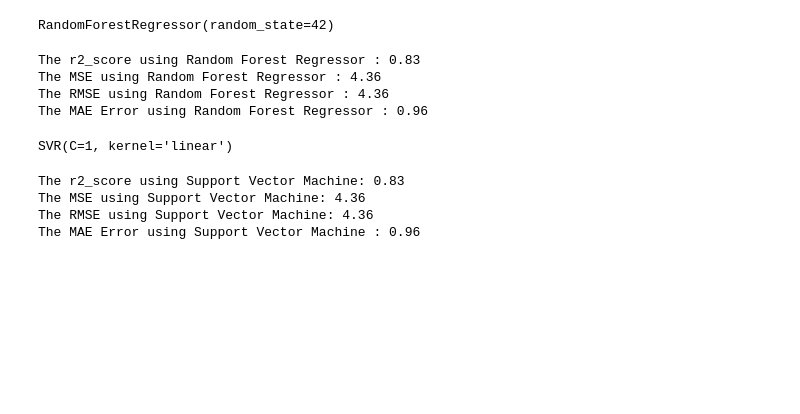
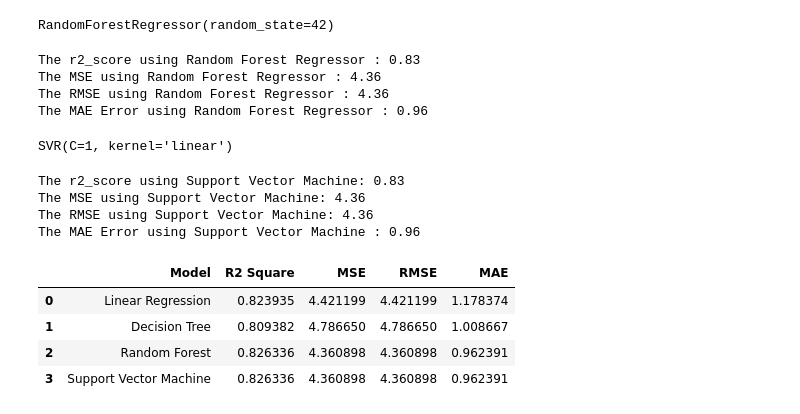
Before and after one commit to 5H1V1M/CodeAlpha-Data-Science-Task-1, a Jupyter notebook: Car_Price_Prediction(Task).ipynb, the cells around one changed output. Cells and saved outputs as stored; diff of their text form; code cells hidden in the pictures; blank space fills up the shorter version.

```diff
--- a/Car_Price_Prediction(Task).ipynb
+++ b/Car_Price_Prediction(Task).ipynb
@@ -327,3 +337,17 @@ The r2_score using Support Vector Machine: 0.83
 The MSE using Support Vector Machine: 4.36
 The RMSE using Support Vector Machine: 4.36
 The MAE Error using Support Vector Machine : 0.96
+# %%
+metric_results = {'Model': ['Linear Regression','Decision Tree','Random Forest','Support Vector Machine'],
+                 'R2 Square': [model_r2_score, dtr_r2_score, rf_r2_score, svr_r2_score],
+                  'MSE':[model_mse, dtr_mse, rf_mse, svr_mse],
+                  'RMSE':[model_rmse, dtr_rmse, rf_rmse, svr_rmse],
+                  'MAE':[model_mae, dtr_mae, rf_mae, svr_mae]}
+metrics= pd.DataFrame(metric_results)
+metrics
+# %% [output]
+|  | Model | R2 Square | MSE | RMSE | MAE |
+| 0 | Linear Regression | 0.823935 | 4.421199 | 4.421199 | 1.178374 |
+| 1 | Decision Tree | 0.809382 | 4.786650 | 4.786650 | 1.008667 |
+| 2 | Random Forest | 0.826336 | 4.360898 | 4.360898 | 0.962391 |
+| 3 | Support Vector Machine | 0.826336 | 4.360898 | 4.360898 | 0.962391 |
```
Also changed, not shown: parts of 4 cells of this notebook.
